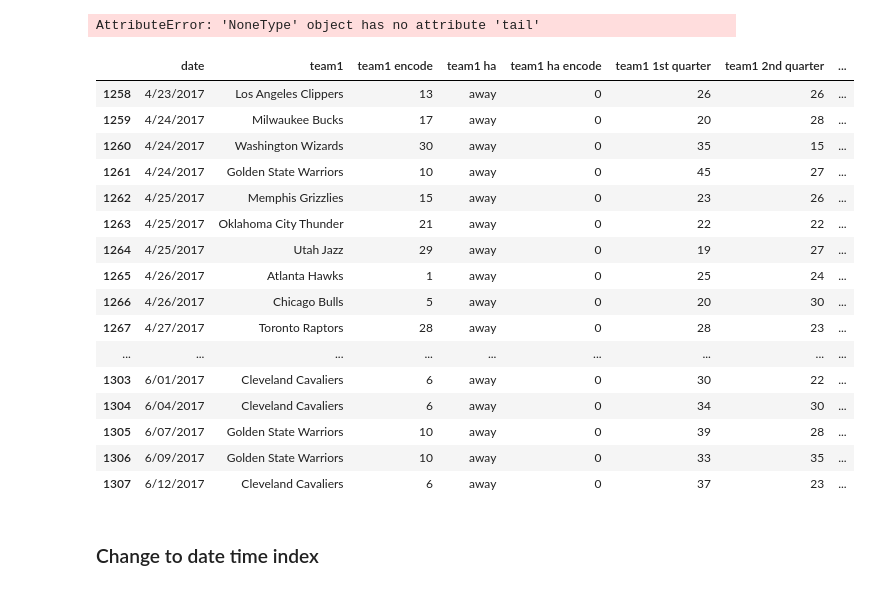
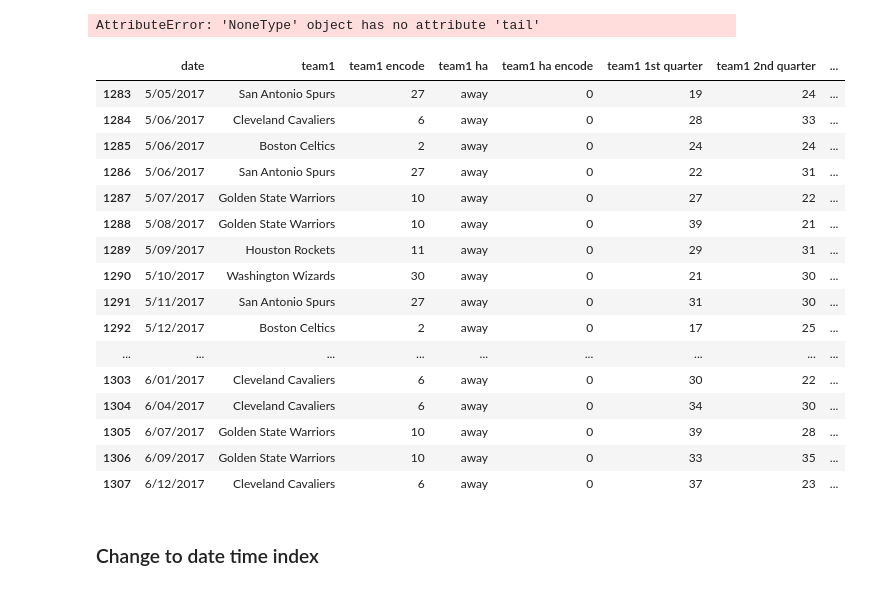
Before and after one commit to tamle7422/regression, a Jupyter notebook: nba.ipynb, the cells around one changed output. Saved outputs shown, nothing was run; the diff lists cells and outputs as text; code cells hidden in the pictures.

```diff
--- a/nba.ipynb
+++ b/nba.ipynb
@@ -102,19 +100,19 @@ changed: 12/31/2016
 changed: 12/31/2016
 AttributeError: 'NoneType' object has no attribute 'tail'
 # %%
-dfNba.tail(50)
+dfNba.tail(25)
 # %% [output]
 |  | date | team1 | team1 encode | team1 ha | team1 ha encode | team1 1st quarter | team1 2nd quarter | ... |
-| 1258 | 4/23/2017 | Los Angeles Clippers | 13 | away | 0 | 26 | 26 | ... |
-| 1259 | 4/24/2017 | Milwaukee Bucks | 17 | away | 0 | 20 | 28 | ... |
-| 1260 | 4/24/2017 | Washington Wizards | 30 | away | 0 | 35 | 15 | ... |
-| 1261 | 4/24/2017 | Golden State Warriors | 10 | away | 0 | 45 | 27 | ... |
-| 1262 | 4/25/2017 | Memphis Grizzlies | 15 | away | 0 | 23 | 26 | ... |
-| 1263 | 4/25/2017 | Oklahoma City Thunder | 21 | away | 0 | 22 | 22 | ... |
-| 1264 | 4/25/2017 | Utah Jazz | 29 | away | 0 | 19 | 27 | ... |
-| 1265 | 4/26/2017 | Atlanta Hawks | 1 | away | 0 | 25 | 24 | ... |
-| 1266 | 4/26/2017 | Chicago Bulls | 5 | away | 0 | 20 | 30 | ... |
-| 1267 | 4/27/2017 | Toronto Raptors | 28 | away | 0 | 28 | 23 | ... |
+| 1283 | 5/05/2017 | San Antonio Spurs | 27 | away | 0 | 19 | 24 | ... |
+| 1284 | 5/06/2017 | Cleveland Cavaliers | 6 | away | 0 | 28 | 33 | ... |
+| 1285 | 5/06/2017 | Boston Celtics | 2 | away | 0 | 24 | 24 | ... |
+| 1286 | 5/06/2017 | San Antonio Spurs | 27 | away | 0 | 22 | 31 | ... |
+| 1287 | 5/07/2017 | Golden State Warriors | 10 | away | 0 | 27 | 22 | ... |
+| 1288 | 5/08/2017 | Golden State Warriors | 10 | away | 0 | 39 | 21 | ... |
+| 1289 | 5/09/2017 | Houston Rockets | 11 | away | 0 | 29 | 31 | ... |
+| 1290 | 5/10/2017 | Washington Wizards | 30 | away | 0 | 21 | 30 | ... |
+| 1291 | 5/11/2017 | San Antonio Spurs | 27 | away | 0 | 31 | 30 | ... |
+| 1292 | 5/12/2017 | Boston Celtics | 2 | away | 0 | 17 | 25 | ... |
 | ... | ... | ... | ... | ... | ... | ... | ... | ... |
 | 1303 | 6/01/2017 | Cleveland Cavaliers | 6 | away | 0 | 30 | 22 | ... |
 | 1304 | 6/04/2017 | Cleveland Cavaliers | 6 | away | 0 | 34 | 30 | ... |
```
Also changed, not shown: parts of 3 cells of this notebook, 1 other file.
